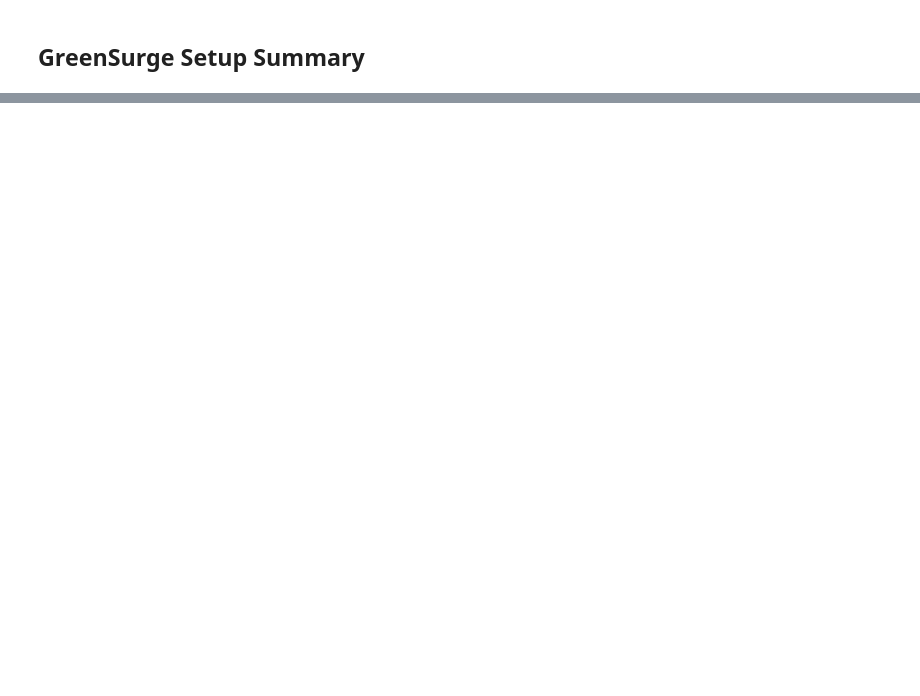
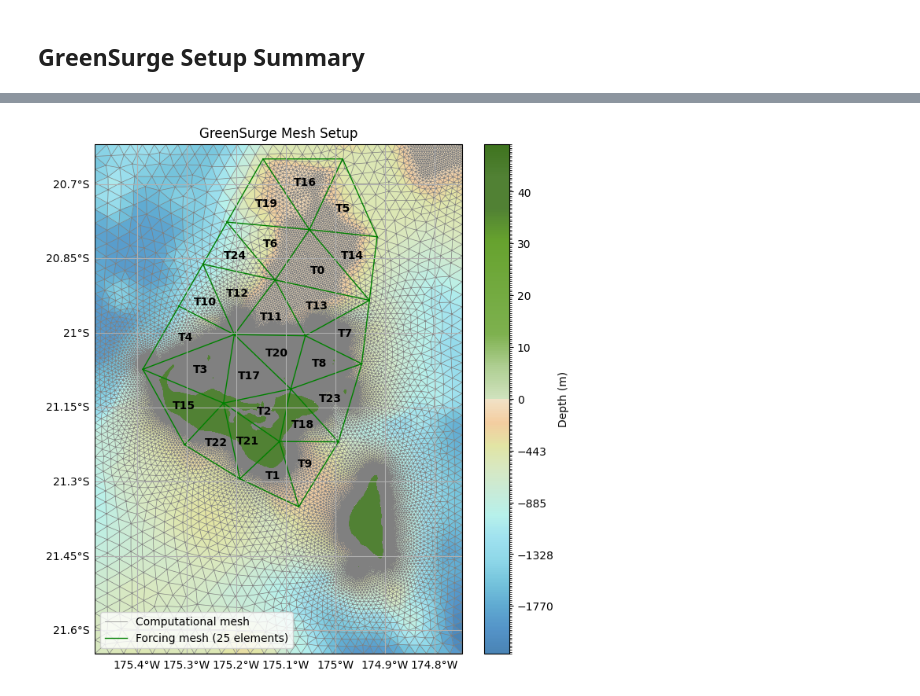
Before and after one commit to JenMontano/BlueMath, a Jupyter notebook: methods/hybrid_downscaling/additive/GreenSurge/02_Setup.ipynb, the cells around one changed output, grey strips where cells are left out. Cells and saved outputs as stored; diff of their text form; code cells hidden in the pictures; blank space fills up the shorter version.

```diff
--- a/methods/hybrid_downscaling/additive/GreenSurge/02_Setup.ipynb
+++ b/methods/hybrid_downscaling/additive/GreenSurge/02_Setup.ipynb
@@ -433,4 +231,29 @@ simulation_dataset.to_netcdf(
 # %%
+from bluemath_tk.additive.greensurge import build_greensurge_infos_dataset
+import os
+
+simulation_dataset = build_greensurge_infos_dataset(
+    path_grd_calc=path_grd_calc,
+    path_grd_forz=path_grd_forz,
+    site=site,
+    wind_speed=wind_speed,
+    direction_step=direction_step,
+    simulation_duration_hours=simulation_duration_hours,
+    simulation_time_step_hours=simulation_time_step_hours,
+    forcing_time_step=forcing_time_step,
+    reference_date_dt=reference_date_dt,
+    Eddy=Eddy,
+    Chezy=Chezy,
+    )
+
+output_path = "/home/grupos/geocean/faugeree/BlueMath/methods/hybrid_downscaling/additive/GreenSurge/outputs"
+
+simulation_dataset.to_netcdf(
+        os.path.join(output_path,f"GreenSurge_{site}_info.nc"),
+        "w",
+        "NETCDF3_CLASSIC",
+        unlimited_dims="time",
+    )
 simulation_dataset
 # %% [output]
 <xarray.Dataset> Size: 7MB
@@ -452,0 +290,9 @@ Coordinates:
+# %%
+from bluemath_tk.additive.greensurge import plot_greensurge_setup_with_raster
+
+plot_greensurge_setup_with_raster(
+    simulation_dataset = simulation_dataset,
+    path_grd_calc = path_grd_calc,
+    figsize=figsize)
+# %% [output]
+[figure, added]
```
Also changed, not shown: parts of 31 cells of this notebook, 3 other files.
